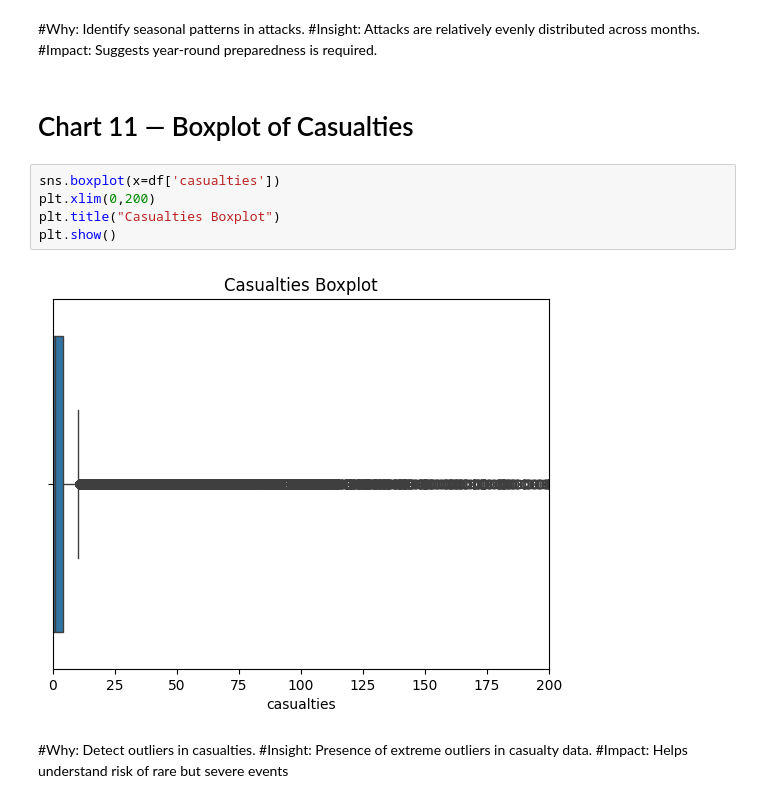
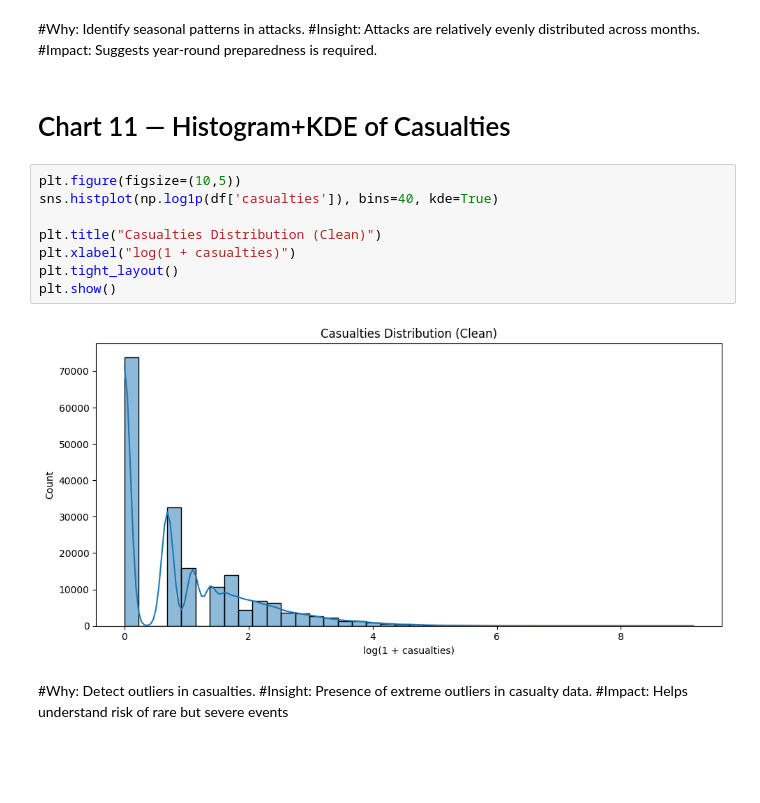
Before and after one commit to artreas/DATA_SCEINCE_ASSIGNMENT, a Jupyter notebook: Global_Terrorism_Data_Analysis.ipynb, the cells around one changed output. Saved outputs shown, nothing was run; the diff lists cells and outputs as text; blank space fills up the shorter version.

```diff
--- a/Global_Terrorism_Data_Analysis.ipynb
+++ b/Global_Terrorism_Data_Analysis.ipynb
@@ -353,14 +443,17 @@ plt.show()
 #Insight: Attacks are relatively evenly distributed across months.
 #Impact: Suggests year-round preparedness is required.
 # %% [markdown]
-# Chart 11 — Boxplot of Casualties
+# Chart 11 — Histogram+KDE of Casualties
-# %%
-sns.boxplot(x=df['casualties'])
-plt.xlim(0,200)
-plt.title("Casualties Boxplot")
-plt.show()
-# %% [output]
-[figure, removed]
+# %%
+plt.figure(figsize=(10,5))
+sns.histplot(np.log1p(df['casualties']), bins=40, kde=True)
+
+plt.title("Casualties Distribution (Clean)")
+plt.xlabel("log(1 + casualties)")
+plt.tight_layout()
+plt.show()
+# %% [output]
+[figure, added]
 # %% [markdown]
 #Why: Detect outliers in casualties.
 #Insight: Presence of extreme outliers in casualty data.
```
Also changed, not shown: parts of 15 cells of this notebook.
